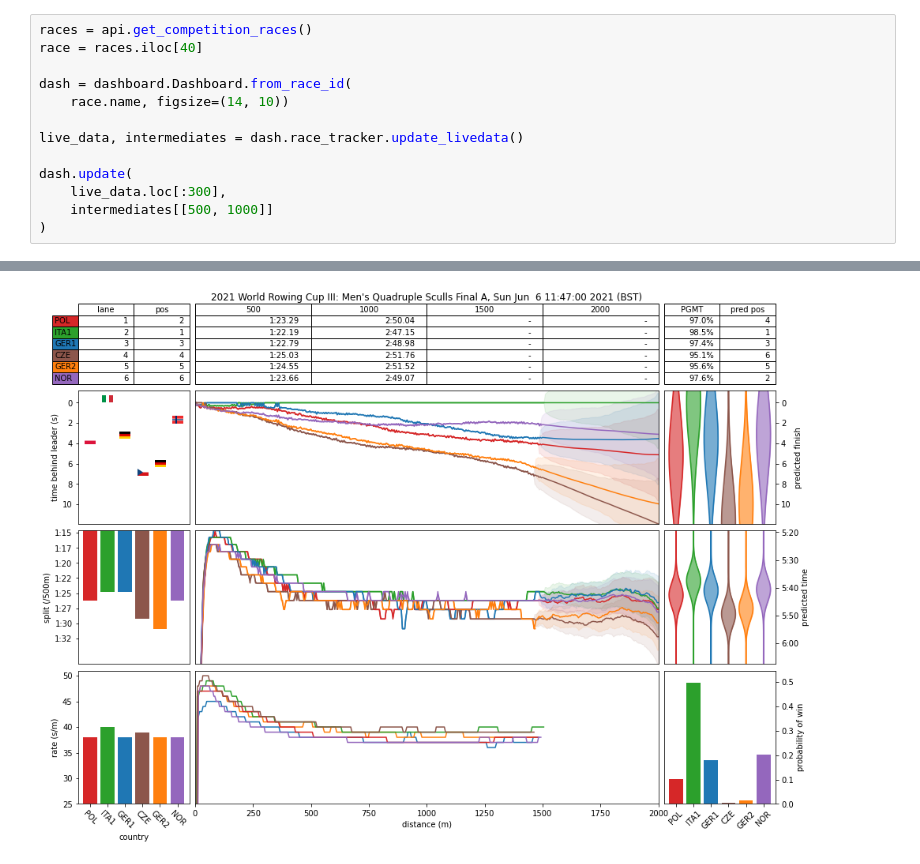
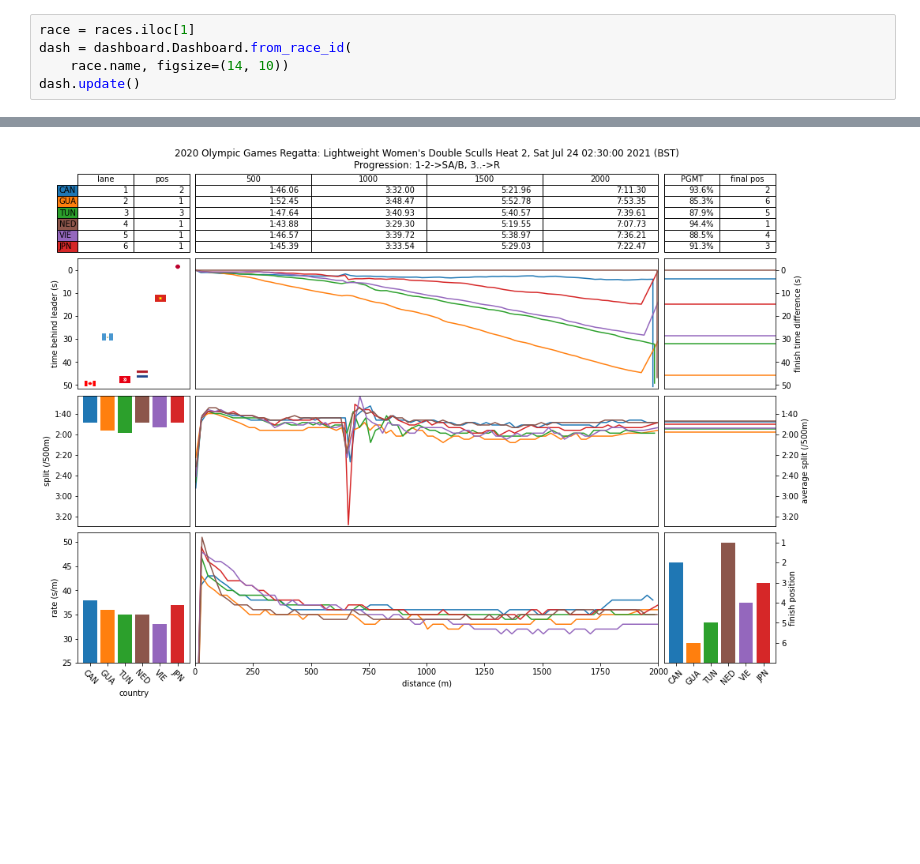
Before and after one commit to matthewghgriffiths/rowing, a Jupyter notebook: Live tracking example.ipynb, the cells around one changed output, grey strips where cells are left out. Drawn from its saved outputs; the diff is of its cells as text; blank space fills up the shorter version.

```diff
--- a/Live tracking example.ipynb
+++ b/Live tracking example.ipynb
@@ -24,14 +39,6 @@ INFO:world_rowing.dashboard:loading U23 Men's Single Sculls Heat 5, starting at
 # %%
-races = api.get_competition_races()
-race = races.iloc[40]
-
+race = races.iloc[1]
 dash = dashboard.Dashboard.from_race_id(
     race.name, figsize=(14, 10))
-
-live_data, intermediates = dash.race_tracker.update_livedata()
-
-dash.update(
-    live_data.loc[:300],
-    intermediates[[500, 1000]]
-)
+dash.update()
 # %% [output]
@@ -40 +46 @@ INFO:world_rowing.dashboard:loading Men's Quadruple Sculls Final A, starting at
-[figure, old version]
+[figure, new version]
```
Also changed, not shown: parts of 12 cells of this notebook, 3 other files.
